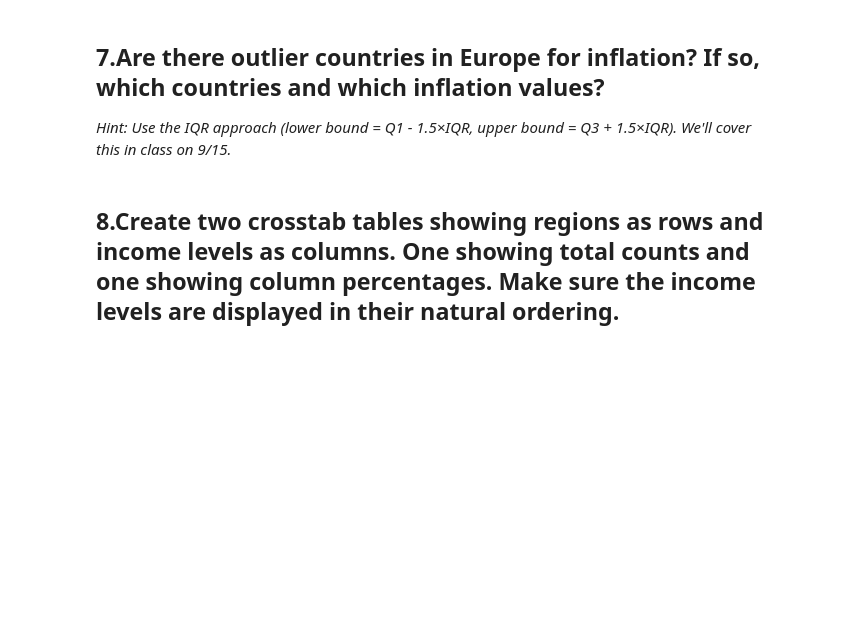
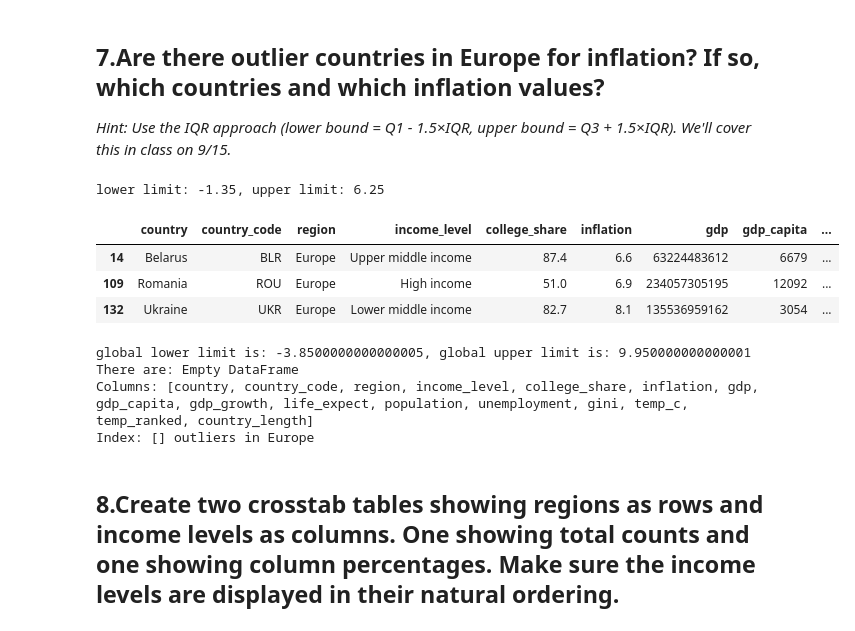
Before and after one commit to eshagupta1010/python-hw-, a Jupyter notebook: Esha_Gupta_Assignment_3_International_Office_Part_II.ipynb, the cells around one changed output. Saved outputs shown, nothing was run; the diff lists cells and outputs as text; code cells hidden in the pictures; blank space fills up the shorter version.

```diff
--- a/Esha_Gupta_Assignment_3_International_Office_Part_II.ipynb
+++ b/Esha_Gupta_Assignment_3_International_Office_Part_II.ipynb
@@ -121,5 +137,51 @@ offices["country_length"] = 0
 ## 7.Are there outlier countries in Europe for inflation? If so, which countries and which inflation values?
 
 *Hint: Use the IQR approach (lower bound = Q1 - 1.5×IQR, upper bound = Q3 + 1.5×IQR). We'll cover this in class on 9/15.*
+# %%
+# inflation outliers within Europe
+# defining lower and upper quartiles
+q1 = offices[offices["region"] == "Europe"]["inflation"].quantile(0.25)
+q3 = offices[offices["region"] == "Europe"]["inflation"].quantile(0.75)
+
+# calculating iqr
+iqr = q3-q1
+
+# calculating outlier boundaries
+lower_boundary = q1 - 1.5*iqr
+upper_boundary = q3 + 1.5*iqr
+
+# filtering outliers
+is_europe = offices["region"] == "Europe"
+is_outlier = (offices["inflation"] < lower_boundary) | (offices["inflation"] > upper_boundary)
+europe_outliers = offices[is_europe & is_outlier]
+
+print(f"lower limit: {round(lower_boundary, 2)}, upper limit: {upper_boundary}")
+display(europe_outliers)
+
+# inflation outliers from Europe compared to the whole world
+global_q1 = offices["inflation"].quantile(0.25)
+global_q3 = offices["inflation"].quantile(0.75)
+
+global_iqr = global_q3 - global_q1
+
+global_upper_boundary = global_q3 + 1.5 * global_iqr
+global_lower_boundary = global_q1 - 1.5 * global_iqr
+
+global_is_europe = offices["region"] == "Europe"
+global_europe_is_outlier = (offices["inflation"] > global_upper_boundary) | (offices["inflation"] < global_lower_boundary)
+global_europe_outlier = offices[global_is_europe & global_europe_is_outlier]
+
+print(f"global lower limit is: {global_lower_boundary}, global upper limit is: {global_upper_boundary}")
+print(f"There are: {global_europe_outlier} outliers in Europe")
+# %% [output]
+lower limit: -1.35, upper limit: 6.25
+|  | country | country_code | region | income_level | college_share | inflation | gdp | gdp_capita | ... |
+| 14 | Belarus | BLR | Europe | Upper middle income | 87.4 | 6.6 | 63224483612 | 6679 | ... |
+| 109 | Romania | ROU | Europe | High income | 51.0 | 6.9 | 234057305195 | 12092 | ... |
+| 132 | Ukraine | UKR | Europe | Lower middle income | 82.7 | 8.1 | 135536959162 | 3054 | ... |
+global lower limit is: -3.8500000000000005, global upper limit is: 9.950000000000001
+There are: Empty DataFrame
+Columns: [country, country_code, region, income_level, college_share, inflation, gdp, gdp_capita, gdp_growth, life_expect, population, unemployment, gini, temp_c, temp_ranked, country_length]
+Index: [] outliers in Europe
 # %% [markdown]
  ## 8.Create two crosstab tables showing regions as rows and income levels as columns. One showing total counts and one showing column percentages. Make sure the income levels are displayed in their natural ordering.
```
Also changed, not shown: parts of 7 cells of this notebook.
